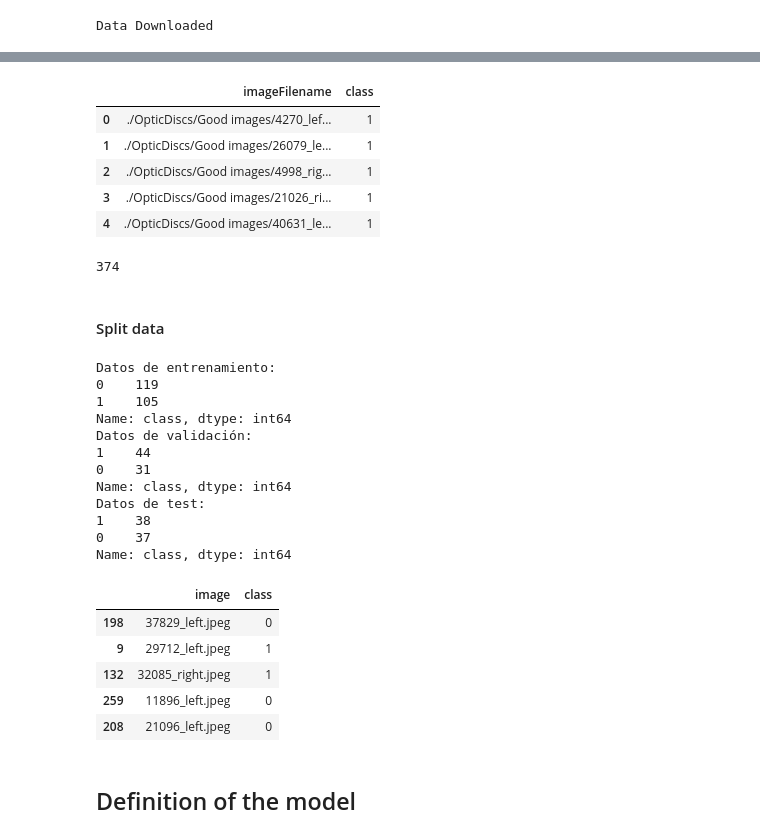
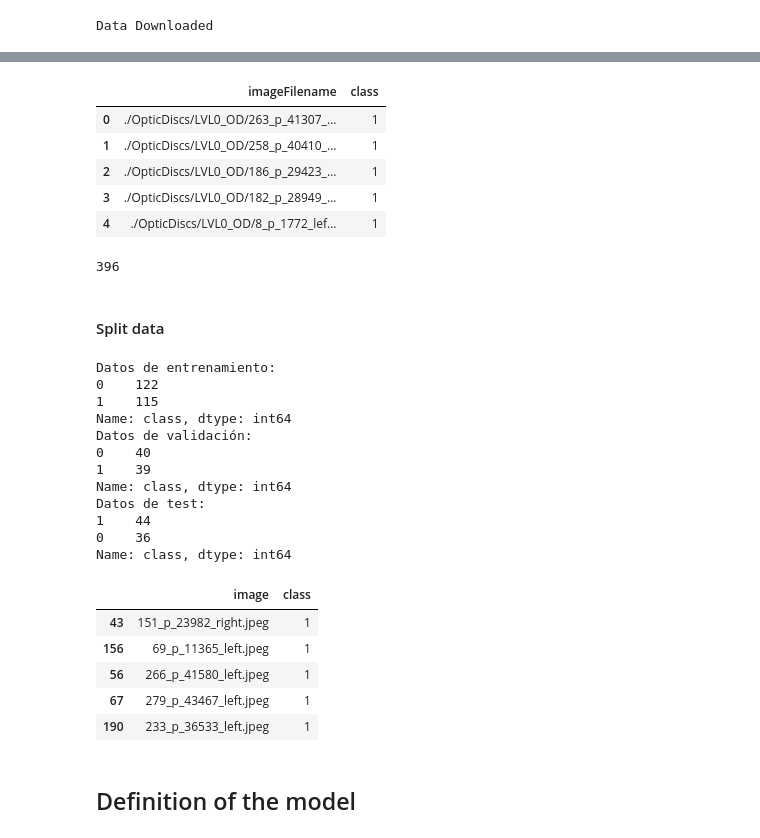
Before and after one commit to Vengadore/Notebooks, a Jupyter notebook: Training_optic_Discs_in_Densenet.ipynb, the cells around one changed output, grey strips where cells are left out. Drawn from its saved outputs; the diff is of its cells as text; code cells hidden in the pictures.

```diff
--- a/Training_optic_Discs_in_Densenet.ipynb
+++ b/Training_optic_Discs_in_Densenet.ipynb
@@ -53,27 +62,27 @@ Data Downloaded
 # %%
 import pandas as pd
 import os
 
-Bad =  pd.DataFrame({"imageFilename":[os.path.join("./OpticDiscs/Neovessels",File) for File in os.listdir("./OpticDiscs/Neovessels") if ".jpeg" in File]})
-Good = pd.DataFrame({"imageFilename":[os.path.join("./OpticDiscs/Good images",File) for File in os.listdir("./OpticDiscs/Good images") if ".jpeg" in File]}).sample(len(Bad),random_state = 42)
+Bad =  pd.DataFrame({"imageFilename":[os.path.join("./OpticDiscs/LVL4_OD",File) for File in os.listdir("./OpticDiscs/LVL4_OD") if ".jpeg" in File]})
+Good = pd.DataFrame({"imageFilename":[os.path.join("./OpticDiscs/LVL0_OD",File) for File in os.listdir("./OpticDiscs/LVL0_OD") if ".jpeg" in File]}).sample(len(Bad),random_state = 42)
 
 data = pd.concat((Good,Bad),axis = 0)
 data.head()
-data['class'] = data['imageFilename'].apply(lambda x : 1 if "Good" in x else 0)
+data['class'] = data['imageFilename'].apply(lambda x : 1 if "LVL0" in x else 0)
 data = data.reset_index()
 data = data[['imageFilename','class']]
 data.head()
 # %% [output]
 |  | imageFilename | class |
-| 0 | ./OpticDiscs/Good images/4270_lef... | 1 |
-| 1 | ./OpticDiscs/Good images/26079_le... | 1 |
-| 2 | ./OpticDiscs/Good images/4998_rig... | 1 |
-| 3 | ./OpticDiscs/Good images/21026_ri... | 1 |
-| 4 | ./OpticDiscs/Good images/40631_le... | 1 |
+| 0 | ./OpticDiscs/LVL0_OD/263_p_41307_... | 1 |
+| 1 | ./OpticDiscs/LVL0_OD/258_p_40410_... | 1 |
+| 2 | ./OpticDiscs/LVL0_OD/186_p_29423_... | 1 |
+| 3 | ./OpticDiscs/LVL0_OD/182_p_28949_... | 1 |
+| 4 | ./OpticDiscs/LVL0_OD/8_p_1772_lef... | 1 |
 # %%
 len(data)
 # %% [output]
-374
+396
 # %% [markdown]
 #### Split data
 # %%
@@ -93,16 +102,16 @@ print("Datos de test:")
 print(y_test.value_counts())
 # %% [output]
 Datos de entrenamiento:
-0    119
-1    105
+0    122
+1    115
 Name: class, dtype: int64
 Datos de validación:
-1    44
-0    31
+0    40
+1    39
 Name: class, dtype: int64
 Datos de test:
-1    38
-0    37
+1    44
+0    36
 Name: class, dtype: int64
 # %%
 test_data = pd.DataFrame({'image':X_test,'class':y_test})
@@ -110,11 +119,11 @@ test_data['image'] = test_data['image'].apply(lambda x : x.split('/')[-1])
 test_data.head()
 # %% [output]
 |  | image | class |
-| 198 | 37829_left.jpeg | 0 |
-| 9 | 29712_left.jpeg | 1 |
-| 132 | 32085_right.jpeg | 1 |
-| 259 | 11896_left.jpeg | 0 |
-| 208 | 21096_left.jpeg | 0 |
+| 43 | 151_p_23982_right.jpeg | 1 |
+| 156 | 69_p_11365_left.jpeg | 1 |
+| 56 | 266_p_41580_left.jpeg | 1 |
+| 67 | 279_p_43467_left.jpeg | 1 |
+| 190 | 233_p_36533_left.jpeg | 1 |
 # %%
 test_data.to_csv('test_data.csv',index=False)
 # %% [markdown]
```
Also changed, not shown: parts of 10 cells of this notebook.
